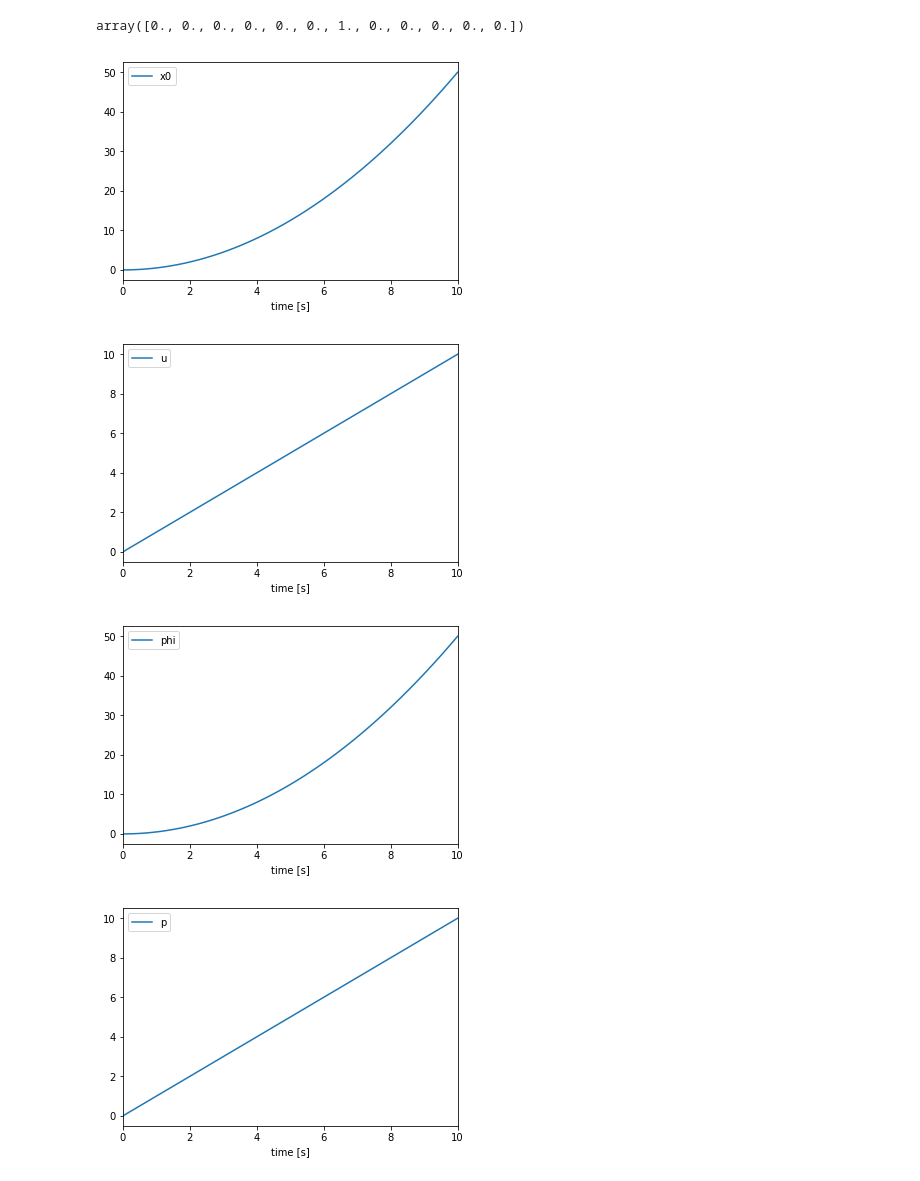
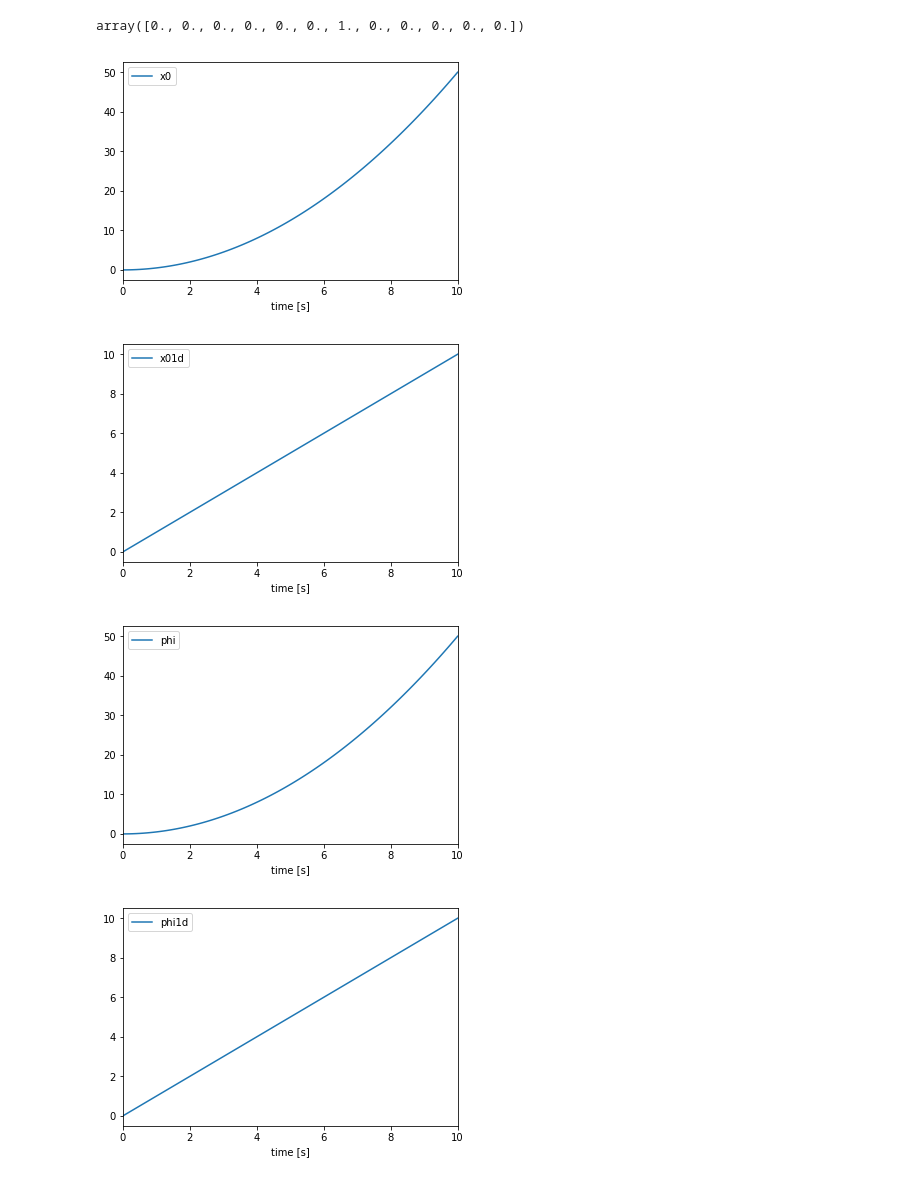
Before and after one commit to martinlarsalbert/motion-to-acceleration, a Jupyter notebook: rigid_body_6DOF.ipynb, the cells around one changed output. Saved outputs shown, nothing was run; the diff lists cells and outputs as text; code cells hidden in the pictures.

```diff
--- a/rigid_body_6DOF.ipynb
+++ b/rigid_body_6DOF.ipynb
@@ -20,18 +20,23 @@ from pydy.codegen.ode_function_generators import generate_ode_function
 from scipy.integrate import odeint
 # %%
 x0,y0,z0 = me.dynamicsymbols('x0 y0 z0')
-u,v,w = me.dynamicsymbols('u v w')
+x01d,y01d,z01d = me.dynamicsymbols('x01d y01d z01d')
+
+#u,v,w = me.dynamicsymbols('u v w')
 
 phi,theta,psi = me.dynamicsymbols('phi theta psi')
-p,q,r = me.dynamicsymbols('p q r')
-
-x01d,y01d,z01d = me.dynamicsymbols('x0 y0 z0',1)
-x02d,y02d,z02d = me.dynamicsymbols('x0 y0 z0',2)
-
-phi1d,theta1d,psi1d = me.dynamicsymbols('phi theta psi',1)
-phi2d,theta2d,psi2d = me.dynamicsymbols('phi theta psi',2)
+phi1d,theta1d,psi1d = me.dynamicsymbols('phi1d theta1d psi1d')
 
 
-p_x = sp.Symbol('p_x')
-p_y = sp.Symbol('p_y')
-p_z = sp.Symbol('p_z')
+#p,q,r = me.dynamicsymbols('p q r')
+
+#x01d,y01d,z01d = me.dynamicsymbols('x0 y0 z0',1)
+#x02d,y02d,z02d = me.dynamicsymbols('x0 y0 z0',2)
+
+#phi1d,theta1d,psi1d = me.dynamicsymbols('phi theta psi',1)
+#phi2d,theta2d,psi2d = me.dynamicsymbols('phi theta psi',2)
+
+
+#p_x = sp.Symbol('p_x')
+#p_y = sp.Symbol('p_y')
+#p_z = sp.Symbol('p_z')
@@ -104,14 +105,14 @@ torque = (S, torque_vector)
 ## Equations of Motion
 # %%
 coordinates = [x0, y0, z0, phi, theta, psi]
-speeds = [u, v, w, p, q, r]
+speeds = [x01d, y01d, z01d, phi1d, theta1d, psi1d]
 # %%
-kinematical_differential_equations = [x0.diff() - u,
-                                      y0.diff() - v,
-                                      z0.diff() - w,
-                                      phi.diff() - p,
-                                      theta.diff() - q,
-                                      psi.diff() - r,
+kinematical_differential_equations = [x0.diff() - x01d,
+                                      y0.diff() - y01d,
+                                      z0.diff() - z01d,
+                                      phi.diff() - phi1d,
+                                      theta.diff() - theta1d,
+                                      psi.diff() - psi1d,
                                      ]
 # %%
 #?me.KanesMethod
@@ -185,32 +186,32 @@ df.plot(y='x0', ax=ax);
 ax.set_xlabel('time [s]')
 
 fig,ax = plt.subplots()
-df.plot(y='u', ax=ax);
+df.plot(y='x01d', ax=ax);
 ax.set_xlabel('time [s]');
 # %% [output]
 [figure]
-[figure, old version]
+[figure, new version]
 # %%
 t = np.linspace(0,10,100)
 
 coordinates_ = [0, 0, 0, 0, 0, 0]
 speeds_ = [0, 0, 0, 0, 0, 0]
 
 start = np.array(coordinates_+speeds_)
 
 df = simulate(t=t, force_torque=[0,0,0,1,0,0],I_xx=1, I_yy=1, I_zz=1, mass=1)
 
 
 fig,ax = plt.subplots()
 df.plot(y='phi', ax=ax);
 ax.set_xlabel('time [s]')
 
 fig,ax = plt.subplots()
-df.plot(y='p', ax=ax);
+df.plot(y='phi1d', ax=ax);
 ax.set_xlabel('time [s]');
 # %% [output]
 [figure]
-[figure, old version]
+[figure, new version]
 # %%
 t = np.linspace(0,10,100)
 
```
Also changed, not shown: parts of 4 cells of this notebook.
